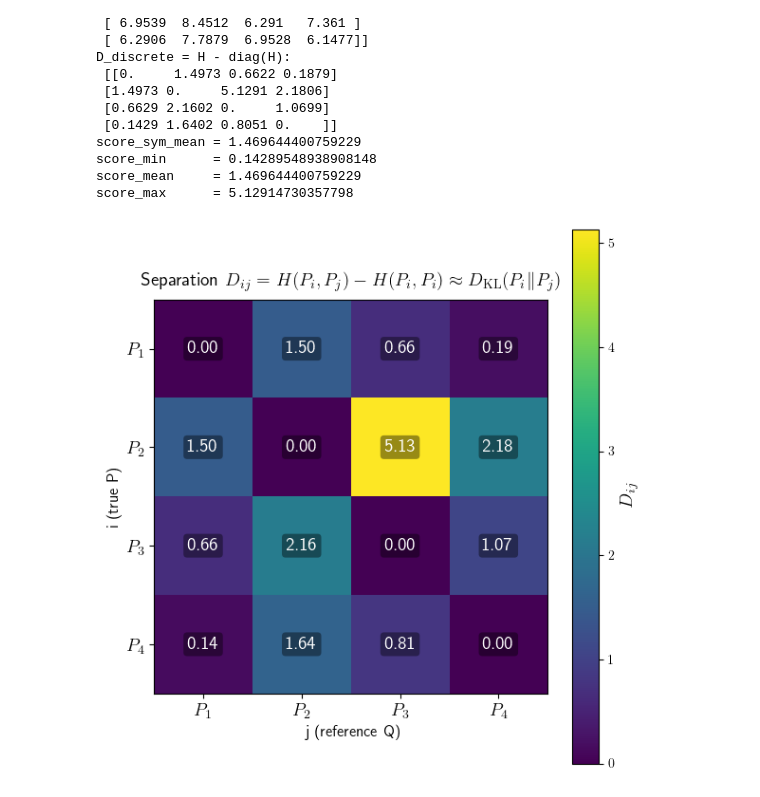
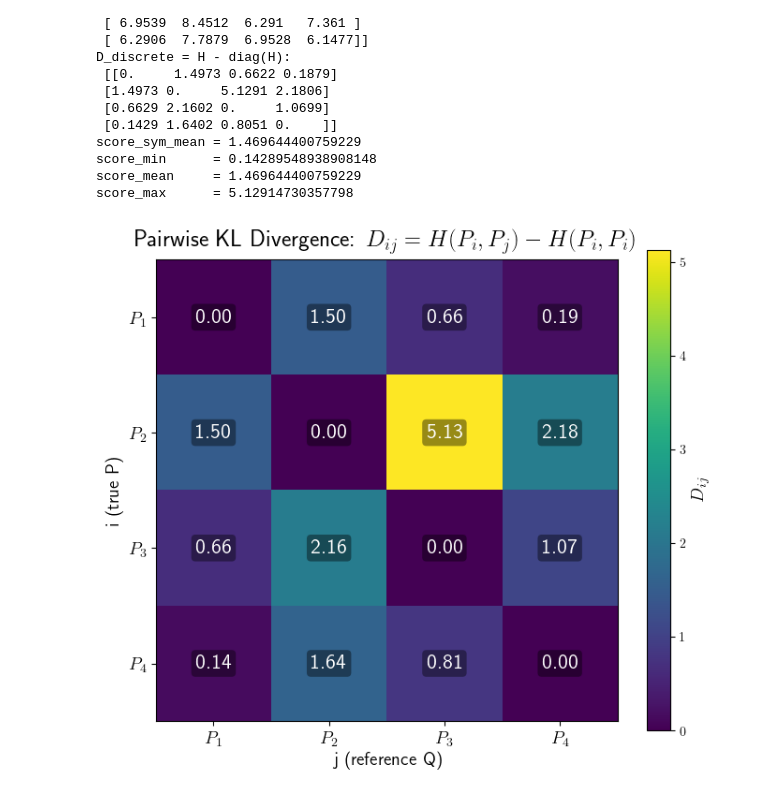
Before and after one commit to Rachel-0420/Cross-Entropy-Fast-Transient, a Jupyter notebook: HighD Normal Distribution.ipynb, the cells around one changed output. Cells and saved outputs as stored; diff of their text form; code cells hidden in the pictures.

Commit message:
edited figures for better view

```diff
--- a/HighD Normal Distribution.ipynb
+++ b/HighD Normal Distribution.ipynb
@@ -451,36 +451,36 @@ score_mean     = 1.469644400759229
 score_max      = 5.12914730357798
 # %%
 # Visualize D_ij = H_ij - H_ii
-fig, ax = plt.subplots(figsize=(6, 6))
+fig, ax = plt.subplots(figsize=(7, 6))
 im = ax.imshow(D_discrete, cmap="viridis", aspect="equal")
 
 labels = [rf"$P_{k}$" for k in range(1, n + 1)]
 ax.set_xticks(range(n))
 ax.set_yticks(range(n))
 ax.set_xticklabels(labels)
 ax.set_yticklabels(labels)
 
-ax.set_xlabel("j (reference Q)", fontsize=12)
-ax.set_ylabel("i (true P)", fontsize=12)
-ax.set_title(r"Separation $D_{ij}=H(P_i,P_j)-H(P_i,P_i)\approx D_{\mathrm{KL}}(P_i\|P_j)$",
-             pad=10, fontsize=14)
+ax.set_xlabel("j (reference Q)", fontsize=14)
+ax.set_ylabel("i (true P)", fontsize=14)
+ax.set_title(r"Pairwise KL Divergence: $D_{ij}=H(P_i,P_j)-H(P_i,P_i)$",
+             pad=10, fontsize=18)
 
 for i in range(n):
     for j in range(n):
         ax.text(
             j, i,
             f"{D_discrete[i, j]:.2f}",
             ha="center", va="center",
-            fontsize=14,
+            fontsize=16,
             color="white",
             bbox=dict(boxstyle="round,pad=0.20", fc="black", ec="none", alpha=0.40)
         )
 
 cbar = fig.colorbar(im, ax=ax)
 cbar.set_label(r"$D_{ij}$", rotation=90, fontsize=14)
 
 ax.tick_params(axis="both", labelsize=14)
 plt.tight_layout()
 plt.show()
 # %% [output]
-[figure, old version]
+[figure, new version]
```
